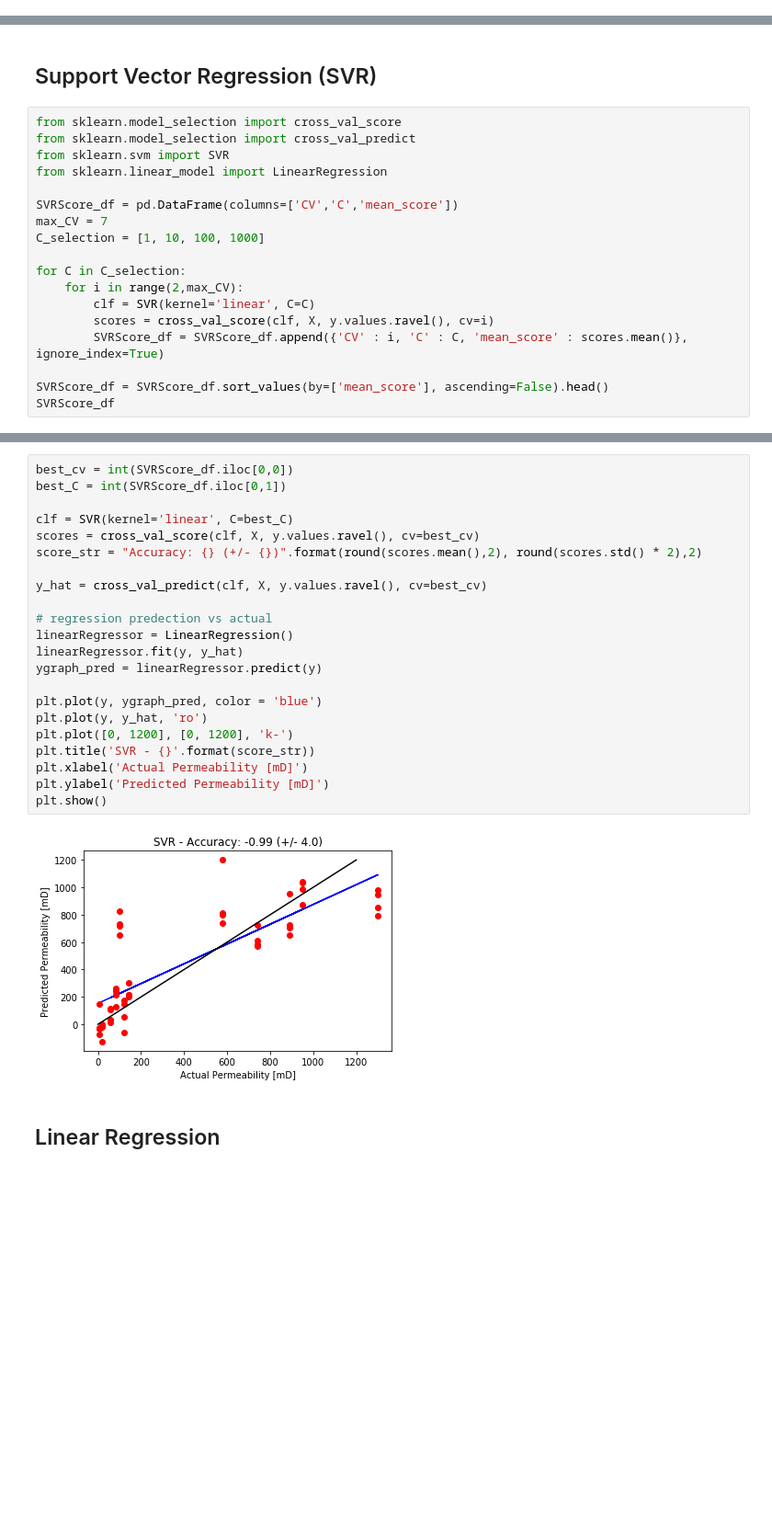
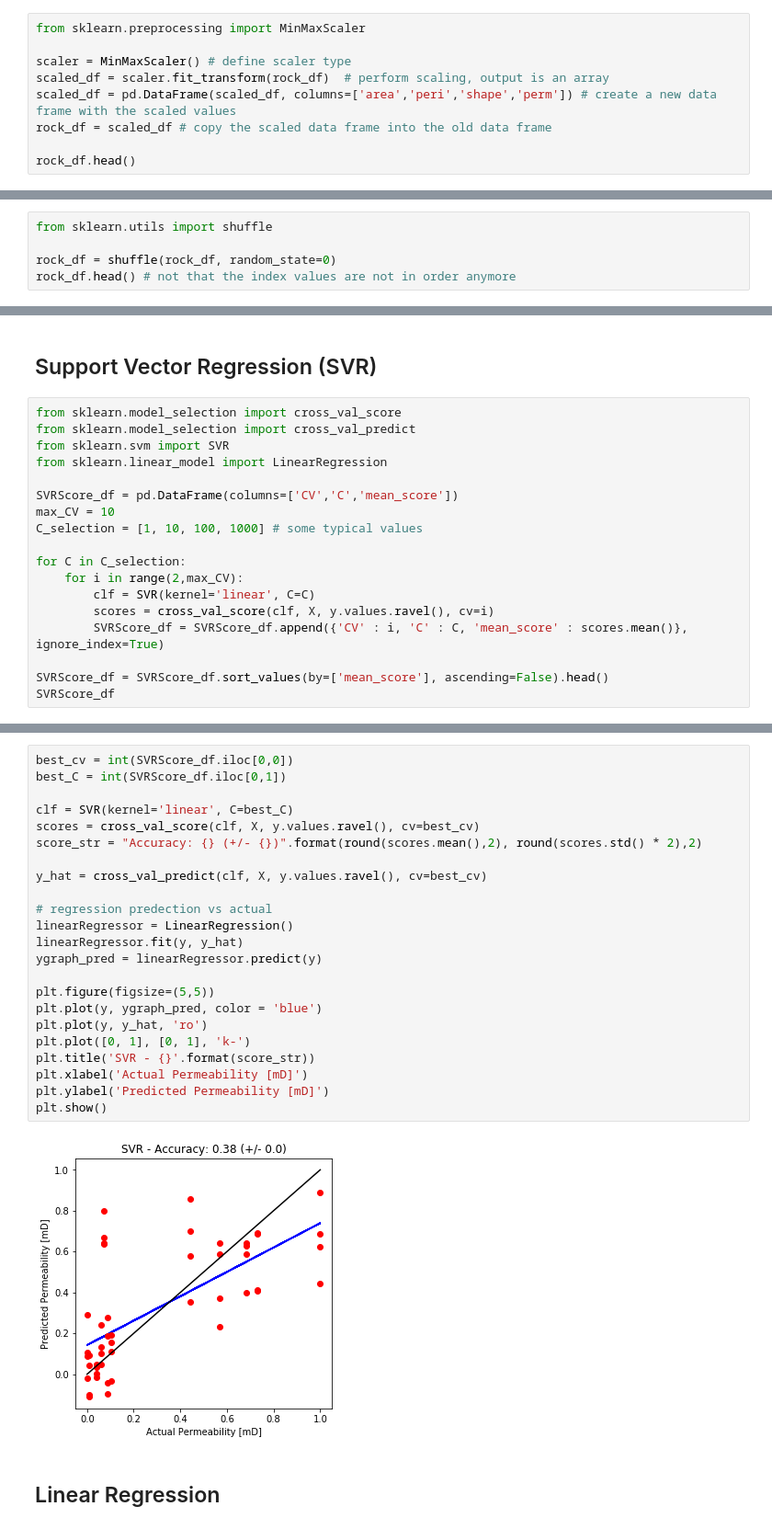
Before and after one commit to ChristianHallerX/DataScienceProjects, a Jupyter notebook: BP_Reservoir_Permeability.ipynb, the cells around one changed output, grey strips where cells are left out. Shown: that part at 92% size. Drawn from its saved outputs; the diff is of its cells as text; blank space fills up the shorter version.

```diff
--- a/BP_Reservoir_Permeability.ipynb
+++ b/BP_Reservoir_Permeability.ipynb
@@ -213,0 +207,9 @@ Remarkable correlations:
+# %%
+from sklearn.preprocessing import MinMaxScaler
+
+scaler = MinMaxScaler() # define scaler type
+scaled_df = scaler.fit_transform(rock_df)  # perform scaling, output is an array
+scaled_df = pd.DataFrame(scaled_df, columns=['area','peri','shape','perm']) # create a new data frame with the scaled values
+rock_df = scaled_df # copy the scaled data frame into the old data frame
+
+rock_df.head()
@@ -213,0 +241,5 @@ Remarkable correlations:
+# %%
+from sklearn.utils import shuffle
+
+rock_df = shuffle(rock_df, random_state=0)
+rock_df.head() # not that the index values are not in order anymore
@@ -252,8 +291,8 @@ from sklearn.svm import SVR
 from sklearn.linear_model import LinearRegression
 
 SVRScore_df = pd.DataFrame(columns=['CV','C','mean_score'])
-max_CV = 7
-C_selection = [1, 10, 100, 1000]
+max_CV = 10
+C_selection = [1, 10, 100, 1000] # some typical values
 
 for C in C_selection:
     for i in range(2,max_CV):
@@ -273,27 +312,28 @@ SVRScore_df
 # %%
 best_cv = int(SVRScore_df.iloc[0,0])
 best_C = int(SVRScore_df.iloc[0,1])
 
 clf = SVR(kernel='linear', C=best_C)
 scores = cross_val_score(clf, X, y.values.ravel(), cv=best_cv)
 score_str = "Accuracy: {} (+/- {})".format(round(scores.mean(),2), round(scores.std() * 2),2)
 
 y_hat = cross_val_predict(clf, X, y.values.ravel(), cv=best_cv)
 
 # regression predection vs actual
 linearRegressor = LinearRegression()
 linearRegressor.fit(y, y_hat)
 ygraph_pred = linearRegressor.predict(y)
 
+plt.figure(figsize=(5,5))
 plt.plot(y, ygraph_pred, color = 'blue')
 plt.plot(y, y_hat, 'ro')
-plt.plot([0, 1200], [0, 1200], 'k-')
+plt.plot([0, 1], [0, 1], 'k-')
 plt.title('SVR - {}'.format(score_str))
 plt.xlabel('Actual Permeability [mD]')
 plt.ylabel('Predicted Permeability [mD]')
 plt.show()
 # %% [output]
-[figure, old version]
+[figure, new version]
 # %% [markdown]
 ## Linear Regression
 # %%
```
Also changed, not shown: parts of 23 cells of this notebook.
